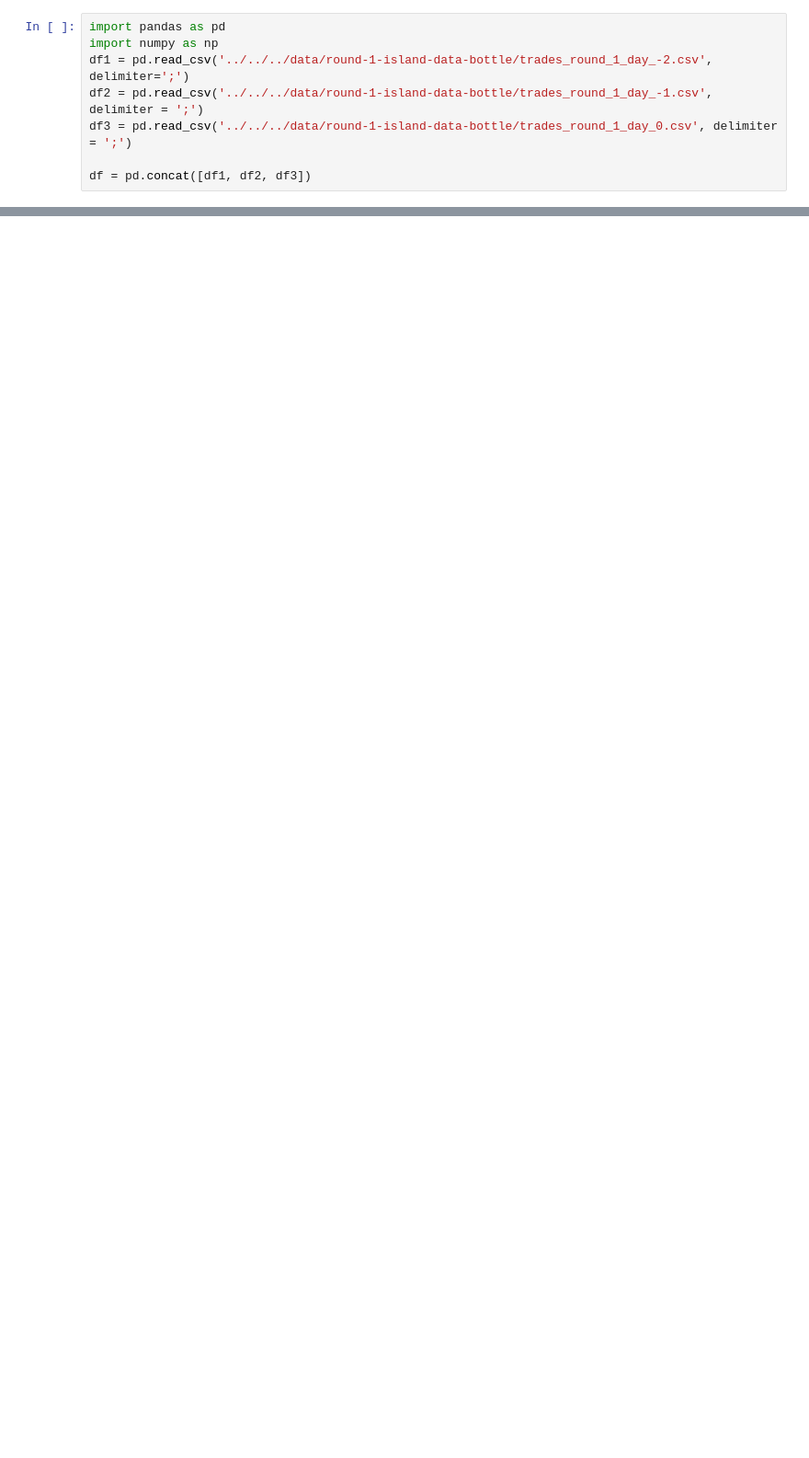
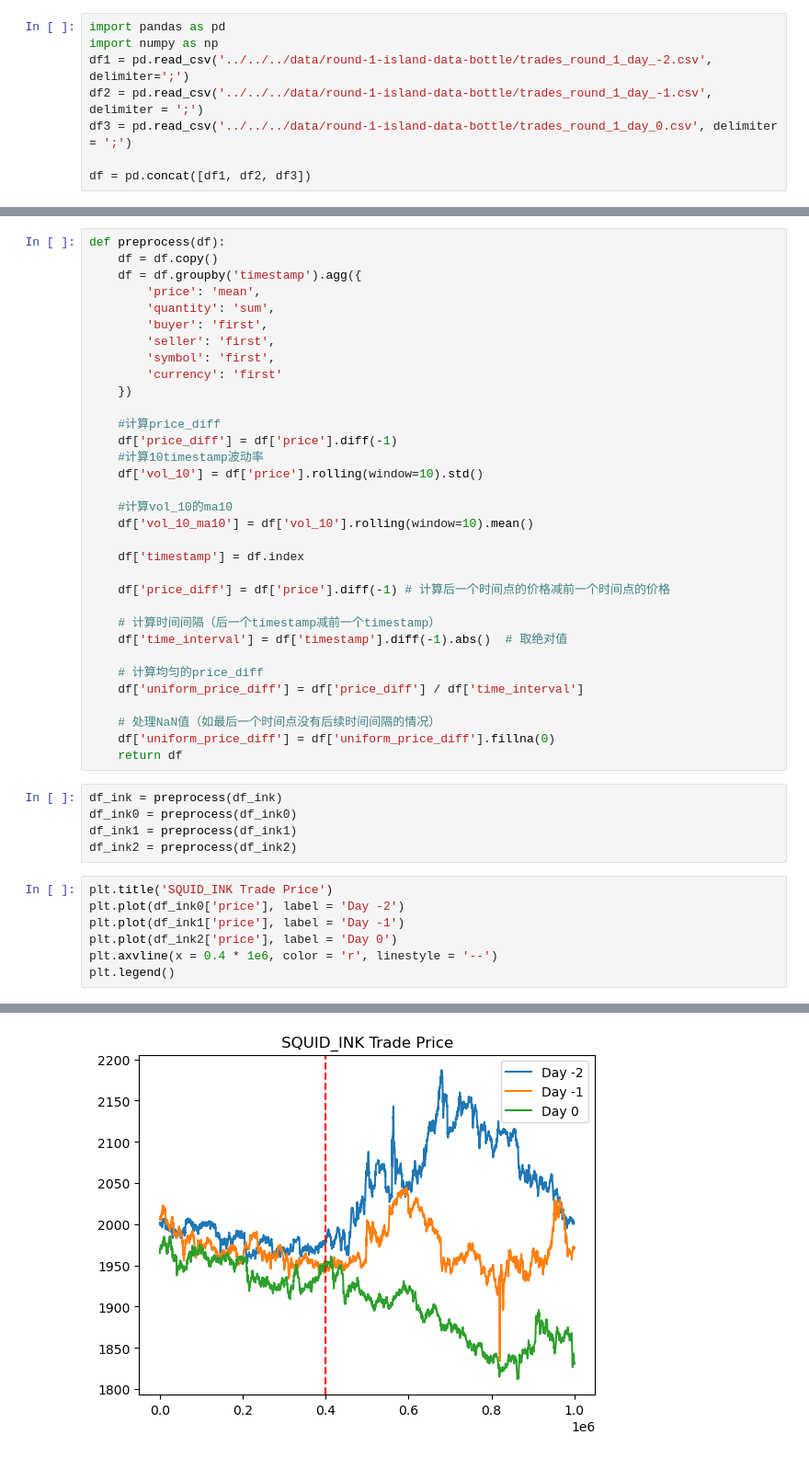
Before and after one commit to IMC-Prosperity-Granite-Flow/IMC_Prosperity3_GraniteFlow, a Jupyter notebook: src/analysis/round1/trade_round.ipynb, the cells around one changed output, grey strips where cells are left out. Shown at 92% size. Drawn from its saved outputs; the diff is of its cells as text; blank space fills up the shorter version.

```diff
--- a/src/analysis/round1/trade_round.ipynb
+++ b/src/analysis/round1/trade_round.ipynb
@@ -36,0 +27,46 @@ print(df)
+# %%
+def preprocess(df):
+    df = df.copy()
+    df = df.groupby('timestamp').agg({
+        'price': 'mean',
+        'quantity': 'sum',
+        'buyer': 'first',
+        'seller': 'first',
+        'symbol': 'first',
+        'currency': 'first'
+    })
+
+    #计算price_diff
+    df['price_diff'] = df['price'].diff(-1)
+    #计算10timestamp波动率
+    df['vol_10'] = df['price'].rolling(window=10).std()
+
+    #计算vol_10的ma10
+    df['vol_10_ma10'] = df['vol_10'].rolling(window=10).mean()
+
+    df['timestamp'] = df.index
+
+    df['price_diff'] = df['price'].diff(-1) # 计算后一个时间点的价格减前一个时间点的价格
+
+    # 计算时间间隔（后一个timestamp减前一个timestamp）
+    df['time_interval'] = df['timestamp'].diff(-1).abs()  # 取绝对值
+
+    # 计算均匀的price_diff
+    df['uniform_price_diff'] = df['price_diff'] / df['time_interval']
+
+    # 处理NaN值（如最后一个时间点没有后续时间间隔的情况）
+    df['uniform_price_diff'] = df['uniform_price_diff'].fillna(0)
+    return df
+# %%
+df_ink = preprocess(df_ink)
+df_ink0 = preprocess(df_ink0)
+df_ink1 = preprocess(df_ink1)
+df_ink2 = preprocess(df_ink2)
+# %%
+plt.title('SQUID_INK Trade Price')
+plt.plot(df_ink0['price'], label = 'Day -2')
+plt.plot(df_ink1['price'], label = 'Day -1')
+plt.plot(df_ink2['price'], label = 'Day 0')
+plt.axvline(x = 0.4 * 1e6, color = 'r', linestyle = '--')
+plt.legend()
+# %% [output]
@@ -36,0 +74 @@ print(df)
+[figure, added]
```
Also changed, not shown: parts of 9 cells of this notebook, 9 other files.
